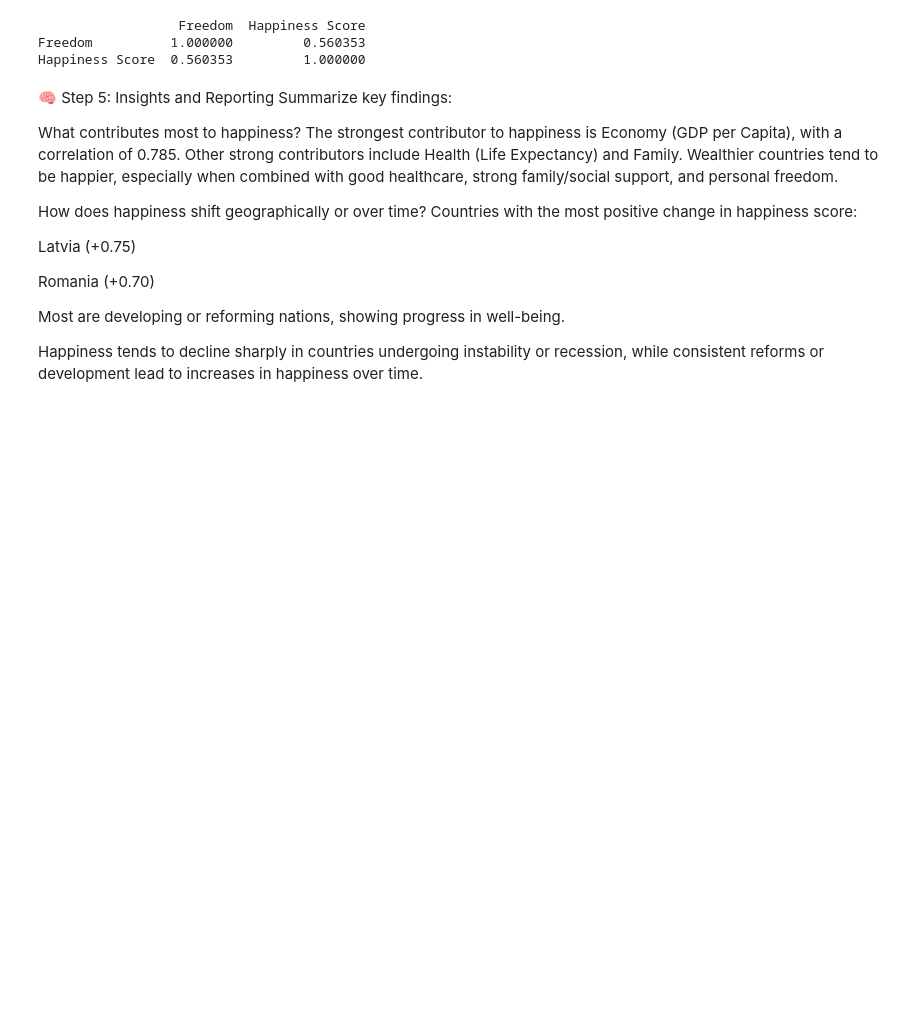
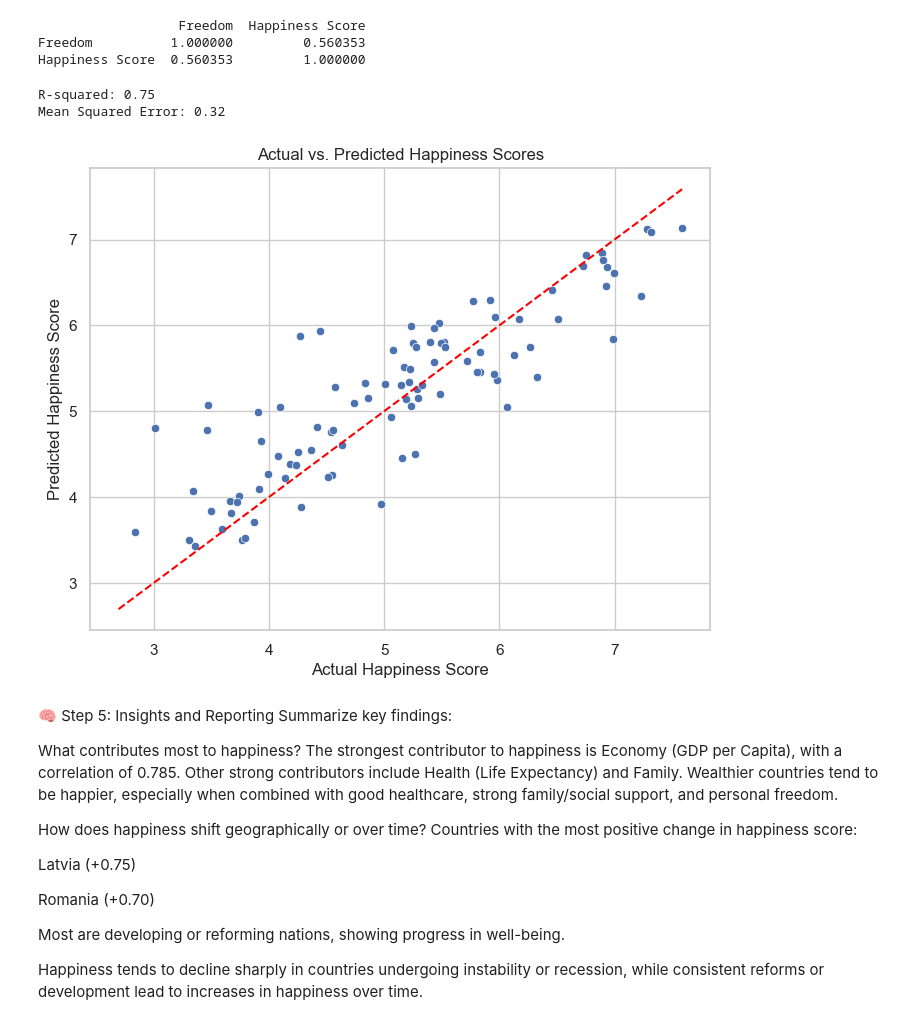
Before and after one commit to Keegawho198/world_happiness, a Jupyter notebook: World_happiness.ipynb, the cells around one changed output. Cells and saved outputs as stored; diff of their text form; code cells hidden in the pictures; blank space fills up the shorter version.

```diff
--- a/World_happiness.ipynb
+++ b/World_happiness.ipynb
@@ -312,6 +343,37 @@ print(world_df[['Freedom', 'Happiness Score']].corr())
                   Freedom  Happiness Score
 Freedom          1.000000         0.560353
 Happiness Score  0.560353         1.000000
+# %%
+#Linear Regression
+features = ['Economy (GDP per Capita)', 'Health (Life Expectancy)', 'Freedom',
+            'Family', 'Trust (Government Corruption)', 'Generosity']
+
+X = world_df[features]
+y = world_df['Happiness Score']
+
+X_train, X_test, y_train, y_test = train_test_split(X, y, test_size=0.2, random_state=42)
+lr_model = LinearRegression()
+lr_model.fit(X_train, y_train)
+y_pred = lr_model.predict(X_test)
+
+r2 = r2_score(y_test, y_pred)
+mse = mean_squared_error(y_test, y_pred)
+
+print(f"R-squared: {r2:.2f}")
+print(f"Mean Squared Error: {mse:.2f}")
+# %% [output]
+R-squared: 0.75
+Mean Squared Error: 0.32
+# %%
+plt.figure(figsize=(8,6))
+sns.scatterplot(x=y_test, y=y_pred)
+plt.xlabel('Actual Happiness Score')
+plt.ylabel('Predicted Happiness Score')
+plt.title('Actual vs. Predicted Happiness Scores')
+plt.plot([y.min(), y.max()], [y.min(), y.max()], color='red', linestyle='--')  # reference line
+plt.show()
+# %% [output]
+[figure, added]
 # %% [markdown]
 🧠 Step 5: Insights and Reporting
 Summarize key findings:
```
Also changed, not shown: parts of 5 cells of this notebook, 1 other file.
